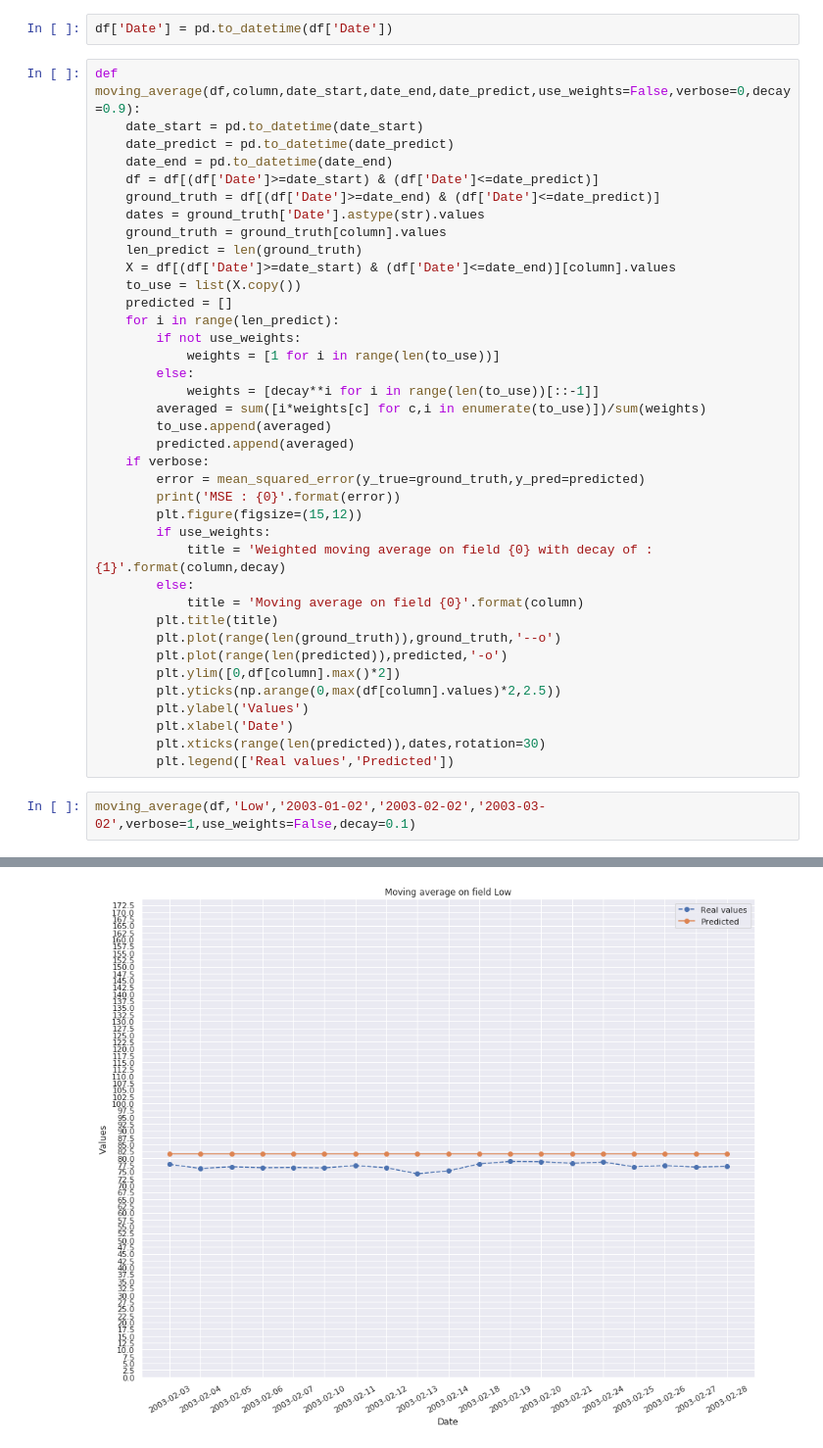
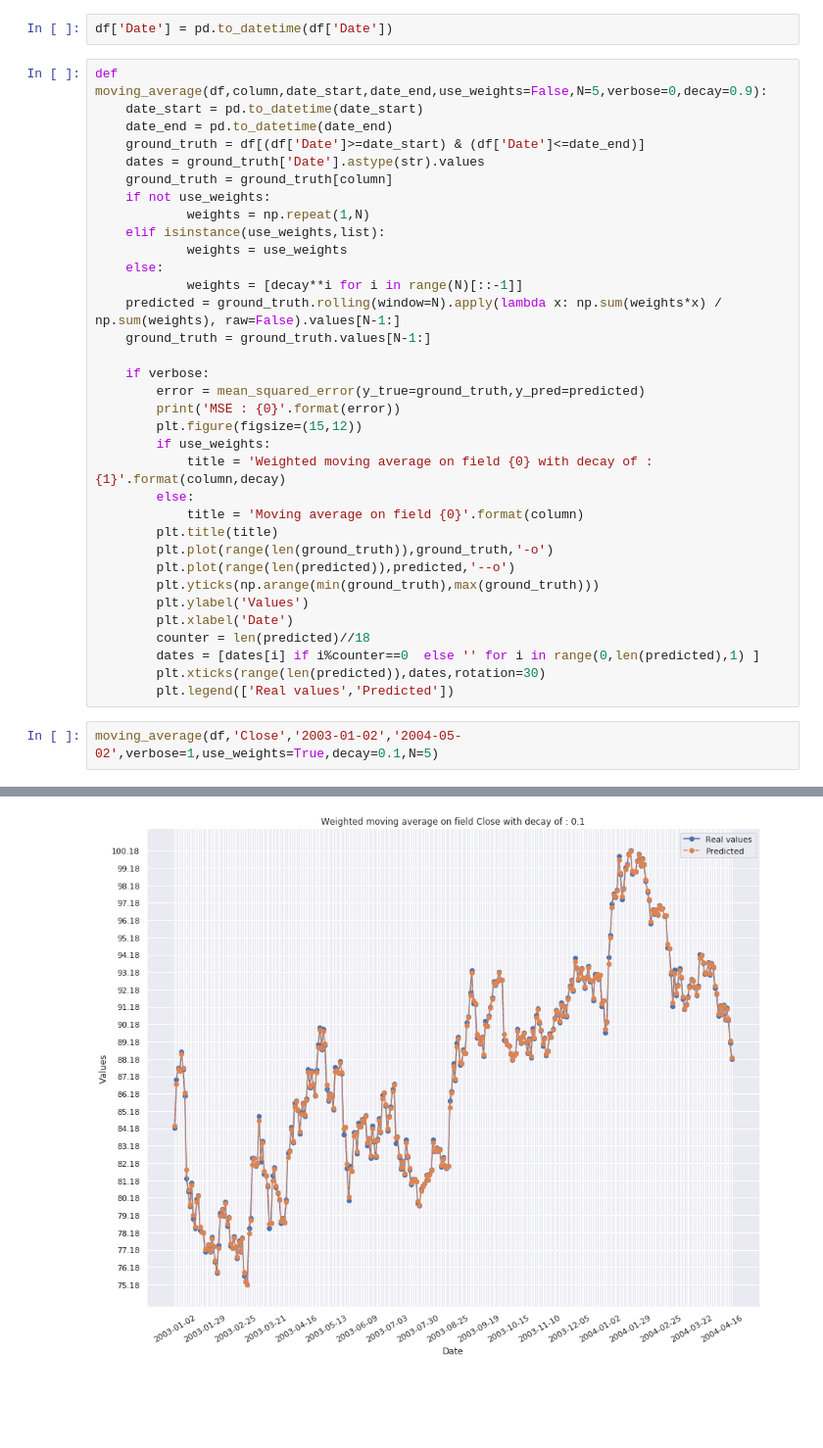
Before and after one commit to HikkaV/BI_labs, a Jupyter notebook: lab2.ipynb, the cells around one changed output, grey strips where cells are left out. Shown at 98% size. Saved outputs shown, nothing was run; the diff lists cells and outputs as text; blank space fills up the shorter version.

```diff
--- a/lab2.ipynb
+++ b/lab2.ipynb
@@ -19,26 +19,21 @@ df.head()
 # %%
 df['Date'] = pd.to_datetime(df['Date'])
 # %%
-def moving_average(df,column,date_start,date_end,date_predict,use_weights=False,verbose=0,decay=0.9):
+def moving_average(df,column,date_start,date_end,use_weights=False,N=5,verbose=0,decay=0.9):
     date_start = pd.to_datetime(date_start)
-    date_predict = pd.to_datetime(date_predict)
     date_end = pd.to_datetime(date_end)
-    df = df[(df['Date']>=date_start) & (df['Date']<=date_predict)]
-    ground_truth = df[(df['Date']>=date_end) & (df['Date']<=date_predict)]
+    ground_truth = df[(df['Date']>=date_start) & (df['Date']<=date_end)]
     dates = ground_truth['Date'].astype(str).values
-    ground_truth = ground_truth[column].values
-    len_predict = len(ground_truth)
-    X = df[(df['Date']>=date_start) & (df['Date']<=date_end)][column].values
-    to_use = list(X.copy())
-    predicted = []
-    for i in range(len_predict):
-        if not use_weights:
-            weights = [1 for i in range(len(to_use))]
-        else:
-            weights = [decay**i for i in range(len(to_use))[::-1]]
-        averaged = sum([i*weights[c] for c,i in enumerate(to_use)])/sum(weights)
-        to_use.append(averaged)
-        predicted.append(averaged)
+    ground_truth = ground_truth[column]
+    if not use_weights:
+            weights = np.repeat(1,N)
+    elif isinstance(use_weights,list):
+            weights = use_weights
+    else:
+            weights = [decay**i for i in range(N)[::-1]]
+    predicted = ground_truth.rolling(window=N).apply(lambda x: np.sum(weights*x) / np.sum(weights), raw=False).values[N-1:]
+    ground_truth = ground_truth.values[N-1:]
+
     if verbose:
         error = mean_squared_error(y_true=ground_truth,y_pred=predicted)
         print('MSE : {0}'.format(error))
@@ -48,14 +43,15 @@ def moving_average(df,column,date_start,date_end,date_predict,use_weights=False,
         else:
             title = 'Moving average on field {0}'.format(column)
         plt.title(title)
-        plt.plot(range(len(ground_truth)),ground_truth,'--o')
-        plt.plot(range(len(predicted)),predicted,'-o')
-        plt.ylim([0,df[column].max()*2])
-        plt.yticks(np.arange(0,max(df[column].values)*2,2.5))
+        plt.plot(range(len(ground_truth)),ground_truth,'-o')
+        plt.plot(range(len(predicted)),predicted,'--o')
+        plt.yticks(np.arange(min(ground_truth),max(ground_truth)))
         plt.ylabel('Values')
         plt.xlabel('Date')
+        counter = len(predicted)//18
+        dates = [dates[i] if i%counter==0  else '' for i in range(0,len(predicted),1) ]
         plt.xticks(range(len(predicted)),dates,rotation=30)
         plt.legend(['Real values','Predicted'])
 # %%
-moving_average(df,'Low','2003-01-02','2003-02-02','2003-03-02',verbose=1,use_weights=False,decay=0.1)
+moving_average(df,'Close','2003-01-02','2004-05-02',verbose=1,use_weights=True,decay=0.1,N=5)
 # %% [output]
@@ -63 +59 @@ MSE : 22.464272542227054
-[figure, old version]
+[figure, new version]
```
Also changed, not shown: parts of 1 cell of this notebook.
